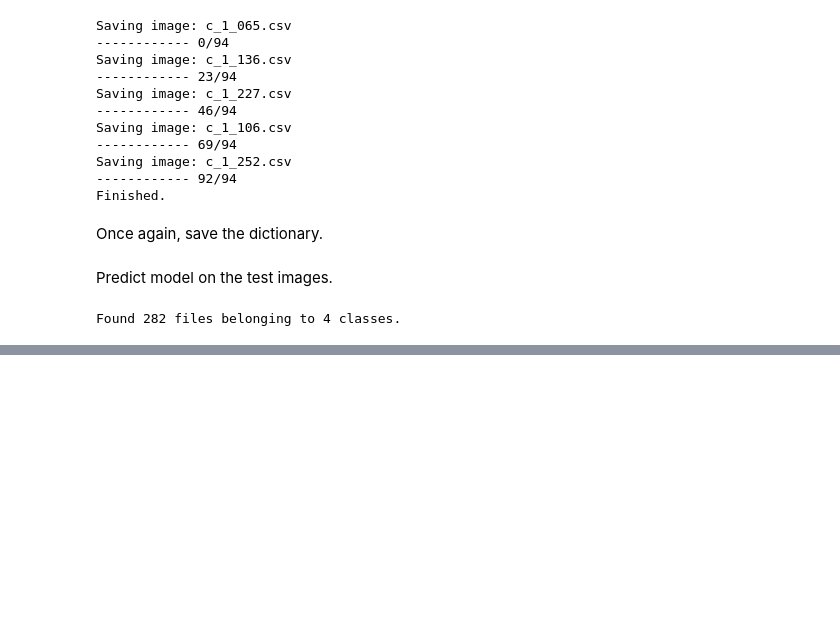
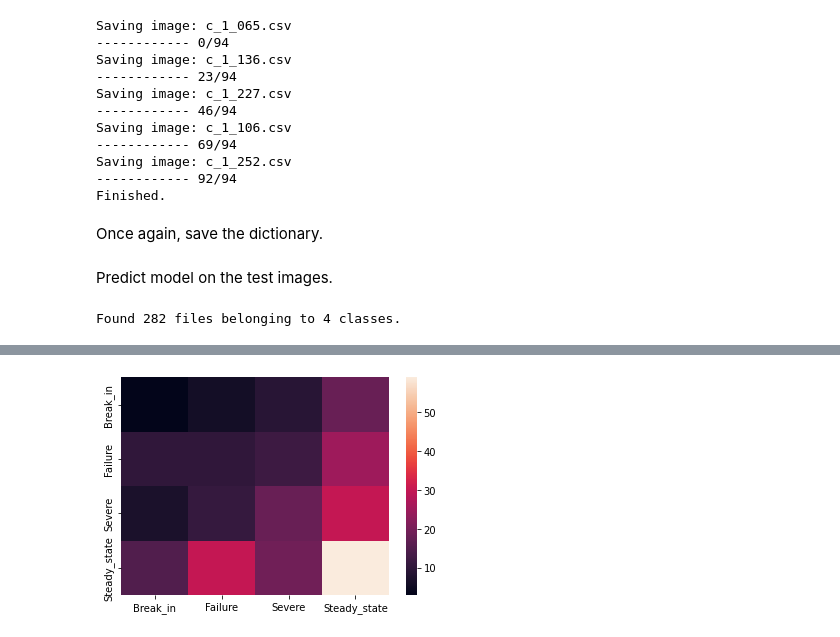
Before and after one commit to karylsienn/PHM2010, a Jupyter notebook: 01-cnn-model.ipynb, the cells around one changed output, grey strips where cells are left out. Drawn from its saved outputs; the diff is of its cells as text; code cells hidden in the pictures; blank space fills up the shorter version.

Commit message:
confusion matrix

```diff
--- a/01-cnn-model.ipynb
+++ b/01-cnn-model.ipynb
@@ -328,5 +330,7 @@ test_ds = tf.keras.utils.image_dataset_from_directory(
 )
 
 cnn_eval = cnn_model.predict(test_ds)
+labels_true =  np.concatenate([y for _, y in test_ds], axis=0)
+labels_predicted = np.argmax(cnn_eval, axis=1, out=np.zeros(len(cnn_eval), dtype=np.int32))
 # %% [output]
 Found 282 files belonging to 4 classes.
@@ -336,0 +339,8 @@ cnn_eval
+# %%
+confusion_matrix = tf.math.confusion_matrix(
+    labels=labels_true,
+    predictions=labels_predicted)
+
+# Columns are prediction labels, rows are real labels.
+confusion_df = pd.DataFrame(np.asarray(confusion_matrix), columns=test_ds.class_names)
+confusion_df.index = test_ds.class_names
@@ -336,0 +355,6 @@ cnn_eval
+# %%
+plt.figure(figsize=(6,4))
+sn.heatmap(confusion_df)
+plt.show()
+# %% [output]
+[figure, added]
```
Also changed, not shown: parts of 4 cells of this notebook.
